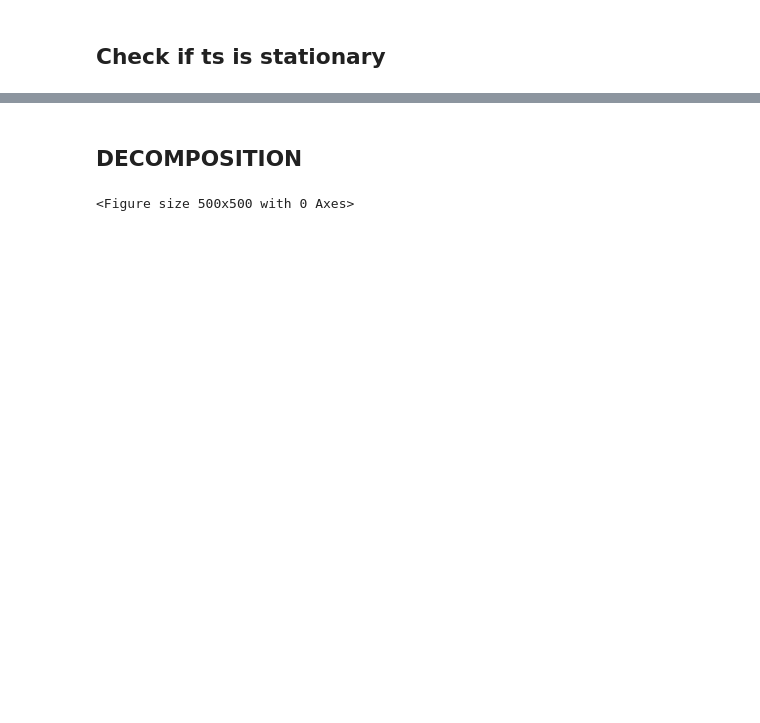
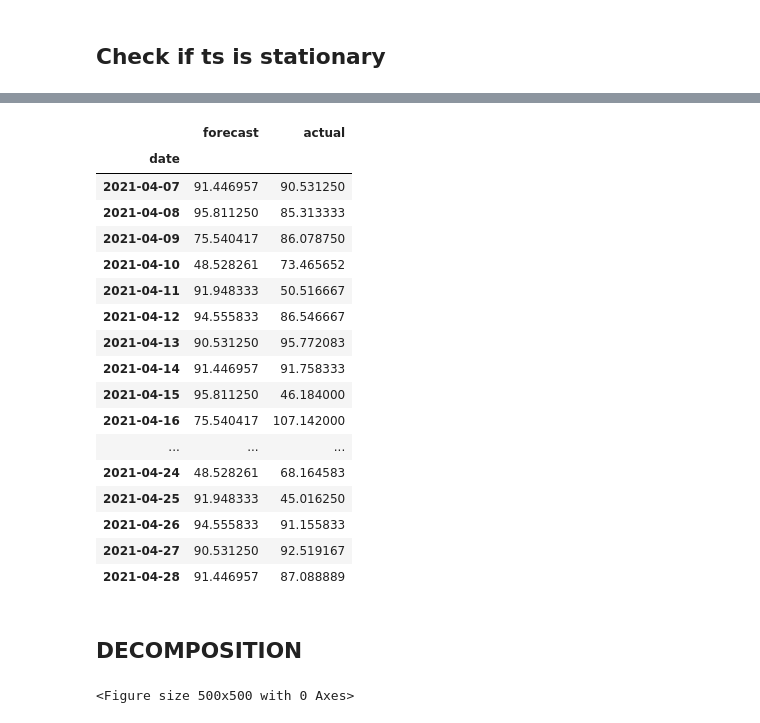
Before and after one commit to LeventSoykan/Analysis_IBB_Istanbul_Weather_Traffic_Dataset, a Jupyter notebook: univariate_ts_forecasting_traffic.ipynb, the cells around one changed output, grey strips where cells are left out. Saved outputs shown, nothing was run; the diff lists cells and outputs as text; code cells hidden in the pictures; blank space fills up the shorter version.

```diff
--- a/univariate_ts_forecasting_traffic.ipynb
+++ b/univariate_ts_forecasting_traffic.ipynb
@@ -277,3 +190,24 @@ Freq: D, Name: predicted_mean, dtype: float64
+# %%
+pd.DataFrame({'forecast':fc.values, 'actual':y.iloc[:,0]})
+# %% [output]
+|  | forecast | actual |
+| date |  |  |
+| 2021-04-07 | 91.446957 | 90.531250 |
+| 2021-04-08 | 95.811250 | 85.313333 |
+| 2021-04-09 | 75.540417 | 86.078750 |
+| 2021-04-10 | 48.528261 | 73.465652 |
+| 2021-04-11 | 91.948333 | 50.516667 |
+| 2021-04-12 | 94.555833 | 86.546667 |
+| 2021-04-13 | 90.531250 | 95.772083 |
+| 2021-04-14 | 91.446957 | 91.758333 |
+| 2021-04-15 | 95.811250 | 46.184000 |
+| 2021-04-16 | 75.540417 | 107.142000 |
+| ... | ... | ... |
+| 2021-04-24 | 48.528261 | 68.164583 |
+| 2021-04-25 | 91.948333 | 45.016250 |
+| 2021-04-26 | 94.555833 | 91.155833 |
+| 2021-04-27 | 90.531250 | 92.519167 |
+| 2021-04-28 | 91.446957 | 87.088889 |
 # %% [markdown]
 ## DECOMPOSITION
 # %%
```
Also changed, not shown: parts of 31 cells of this notebook.
